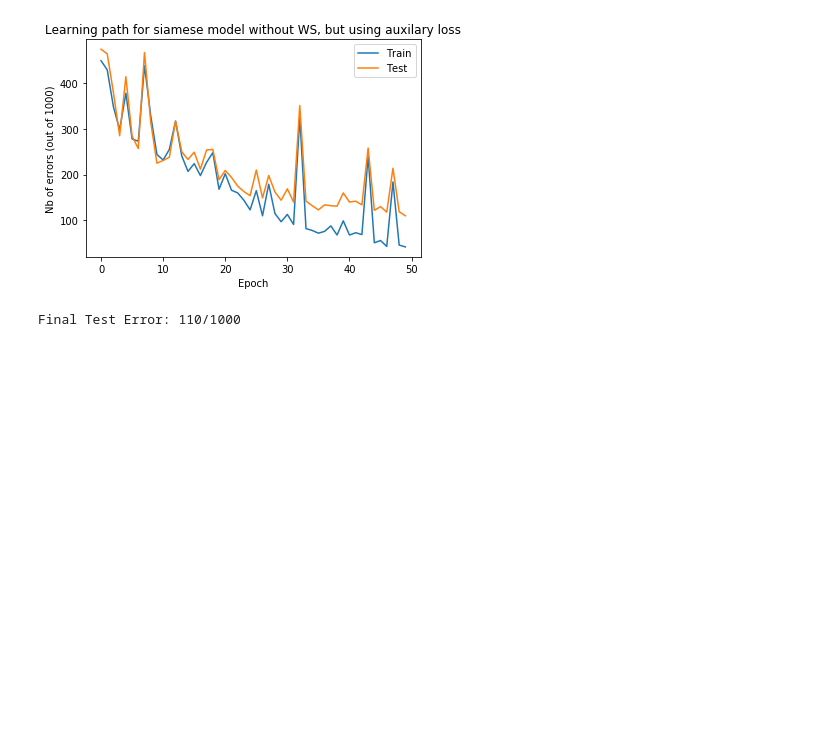
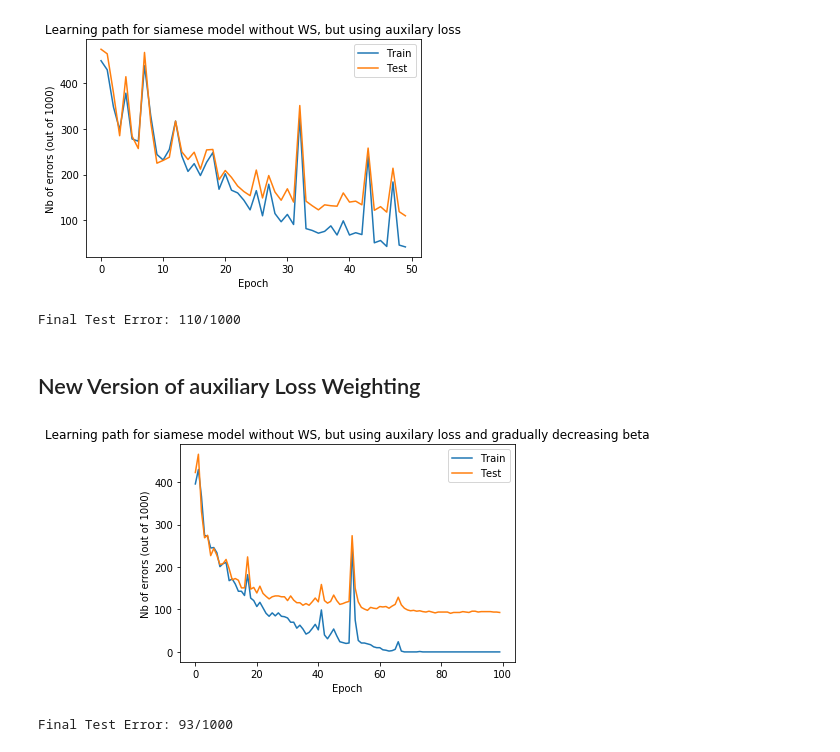
Before and after one commit to yvesrychener/Deep_Learning_Mnist, a Jupyter notebook: Yves.ipynb, the cells around one changed output. Saved outputs shown, nothing was run; the diff lists cells and outputs as text; code cells hidden in the pictures; blank space fills up the shorter version.

Commit message:
added new form of auxiliary loss weighting

```diff
--- a/Yves.ipynb
+++ b/Yves.ipynb
@@ -440,3 +440,40 @@ print('Final Test Error: {}/1000'.format(compute_nb_errors_aux(sNet_no_WS, test_
 # %% [output]
 [figure]
 Final Test Error: 110/1000
+# %% [markdown]
+## New Version of auxiliary Loss Weighting
+# %%
+def train_model_path_aux2(model, criterion, optimizer, nb_epochs, minibatch_size, train_X, train_Y, train_class, test_X, test_Y, verbose=False):
+    train_error = []
+    test_error = []
+    for e in range(nb_epochs):
+        beta = (nb_epochs - e)/nb_epochs
+        for b in range(0, train_X.size(0), minibatch_size):
+            out = model(train_X.narrow(0, b, minibatch_size))
+            loss = criterion(out[0], train_Y.narrow(0, b, minibatch_size))
+            aux_loss = criterion(out[1], train_class[:,0].narrow(0, b, minibatch_size)) + \
+                            criterion(out[2], train_class[:,1].narrow(0, b, minibatch_size))
+            model.zero_grad()
+            (loss + beta*aux_loss).backward()
+            optimizer.step()
+        train_error.append(compute_nb_errors_aux(model, train_X, train_Y, minibatch_size))
+        test_error.append(compute_nb_errors_aux(model, test_X, test_Y, minibatch_size))
+        if(verbose): print(compute_nb_errors_aux(model, train_X, train_Y, minibatch_size))
+    return model, train_error, test_error
+# %%
+sNet_no_WS = siamese_Net_no_WS()
+sNet_no_WS, train_path, test_path = train_model_path_aux2(sNet_no_WS, nn.CrossEntropyLoss(), \
+          optim.SGD(sNet_no_WS.parameters(), lr=1e-1), 100, 100, train_X, train_Y, train_Class, test_X, \
+                                                               test_Y, verbose=False)
+# %%
+plt.plot(train_path, label = 'Train')
+plt.plot(test_path, label = 'Test')
+plt.title('Learning path for siamese model without WS, but using auxilary loss and gradually decreasing beta')
+plt.xlabel('Epoch')
+plt.ylabel('Nb of errors (out of 1000)')
+plt.legend()
+plt.show()
+print('Final Test Error: {}/1000'.format(compute_nb_errors_aux(sNet_no_WS, test_X, test_Y, 100)))
+# %% [output]
+[figure, added]
+Final Test Error: 93/1000
```
Also changed, not shown: parts of 4 cells of this notebook.
